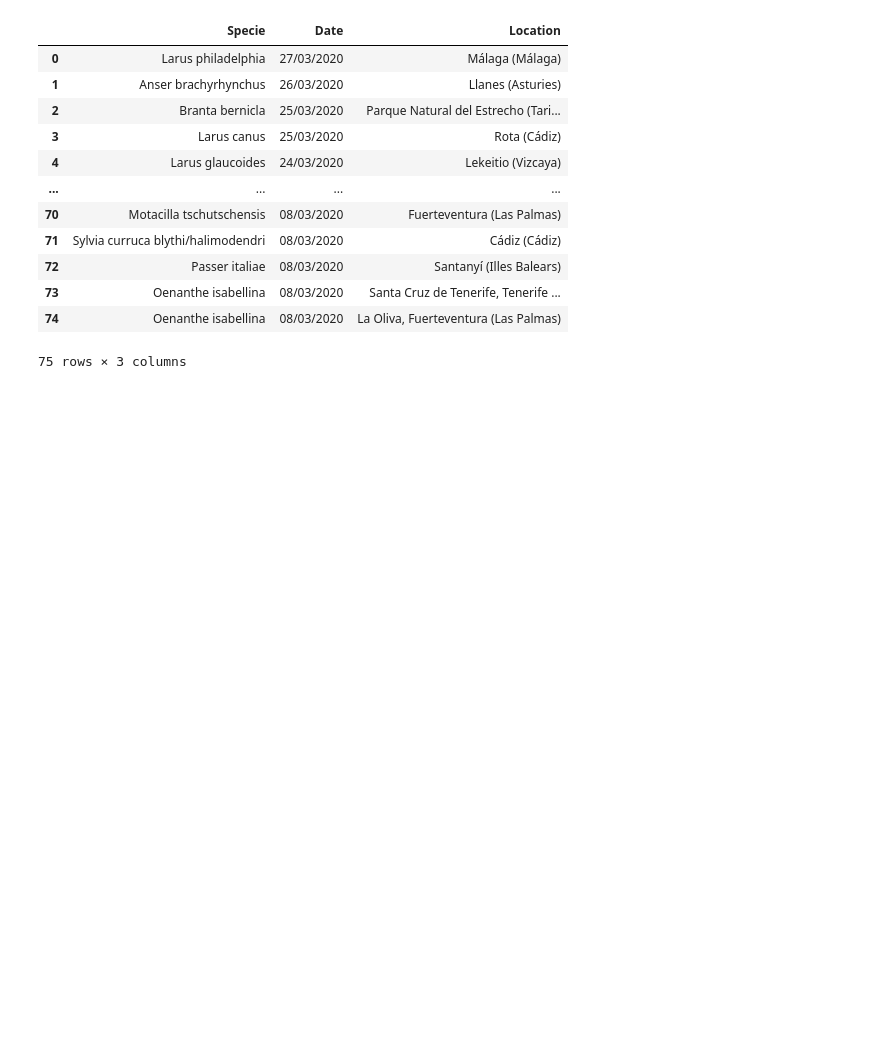
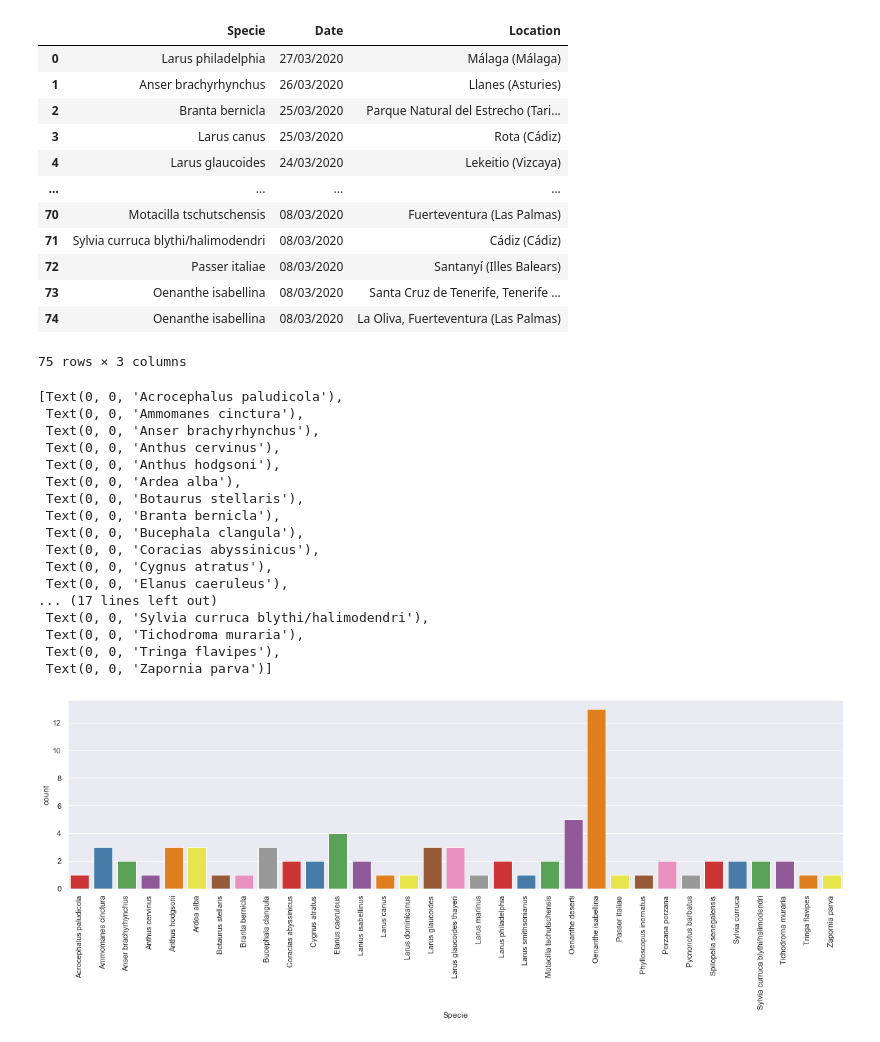
Before and after one commit to tipologia/practicaTipologia, a Jupyter notebook: reservoirbirds.ipynb, the cells around one changed output. Saved outputs shown, nothing was run; the diff lists cells and outputs as text; code cells hidden in the pictures; blank space fills up the shorter version.

```diff
--- a/reservoirbirds.ipynb
+++ b/reservoirbirds.ipynb
@@ -40,6 +40,8 @@ for item in tr2:
 import pandas as pd
 df_tuples=list(zip(especie,fecha,zona))
 df=pd.DataFrame(df_tuples, columns=['Specie', 'Date', 'Location'])
+# %%
+df["Specie"] = df['Specie'].astype('category')
 # %%
 df
 # %% [output]
@@ -56,5 +58,35 @@ df
 | 73 | Oenanthe isabellina | 08/03/2020 | Santa Cruz de Tenerife, Tenerife ... |
 | 74 | Oenanthe isabellina | 08/03/2020 | La Oliva, Fuerteventura (Las Palmas) |
 75 rows × 3 columns
+# %%
+import seaborn as sns
+import matplotlib.pyplot as plt
+
+plt.figure(figsize=(20,5))
+chart = sns.countplot(
+    data=df,
+    x='Specie',
+    palette='Set1'
+)
+chart.set_xticklabels(chart.get_xticklabels(), rotation=90)
+# %% [output]
+[Text(0, 0, 'Acrocephalus paludicola'),
+ Text(0, 0, 'Ammomanes cinctura'),
+ Text(0, 0, 'Anser brachyrhynchus'),
+ Text(0, 0, 'Anthus cervinus'),
+ Text(0, 0, 'Anthus hodgsoni'),
+ Text(0, 0, 'Ardea alba'),
+ Text(0, 0, 'Botaurus stellaris'),
+ Text(0, 0, 'Branta bernicla'),
+ Text(0, 0, 'Bucephala clangula'),
+ Text(0, 0, 'Coracias abyssinicus'),
+ Text(0, 0, 'Cygnus atratus'),
+ Text(0, 0, 'Elanus caeruleus'),
+... (17 lines left out)
+ Text(0, 0, 'Sylvia curruca blythi/halimodendri'),
+ Text(0, 0, 'Tichodroma muraria'),
+ Text(0, 0, 'Tringa flavipes'),
+ Text(0, 0, 'Zapornia parva')]
+[figure, added]
 # %%
 df.to_csv('reservoibirds.csv')
```
